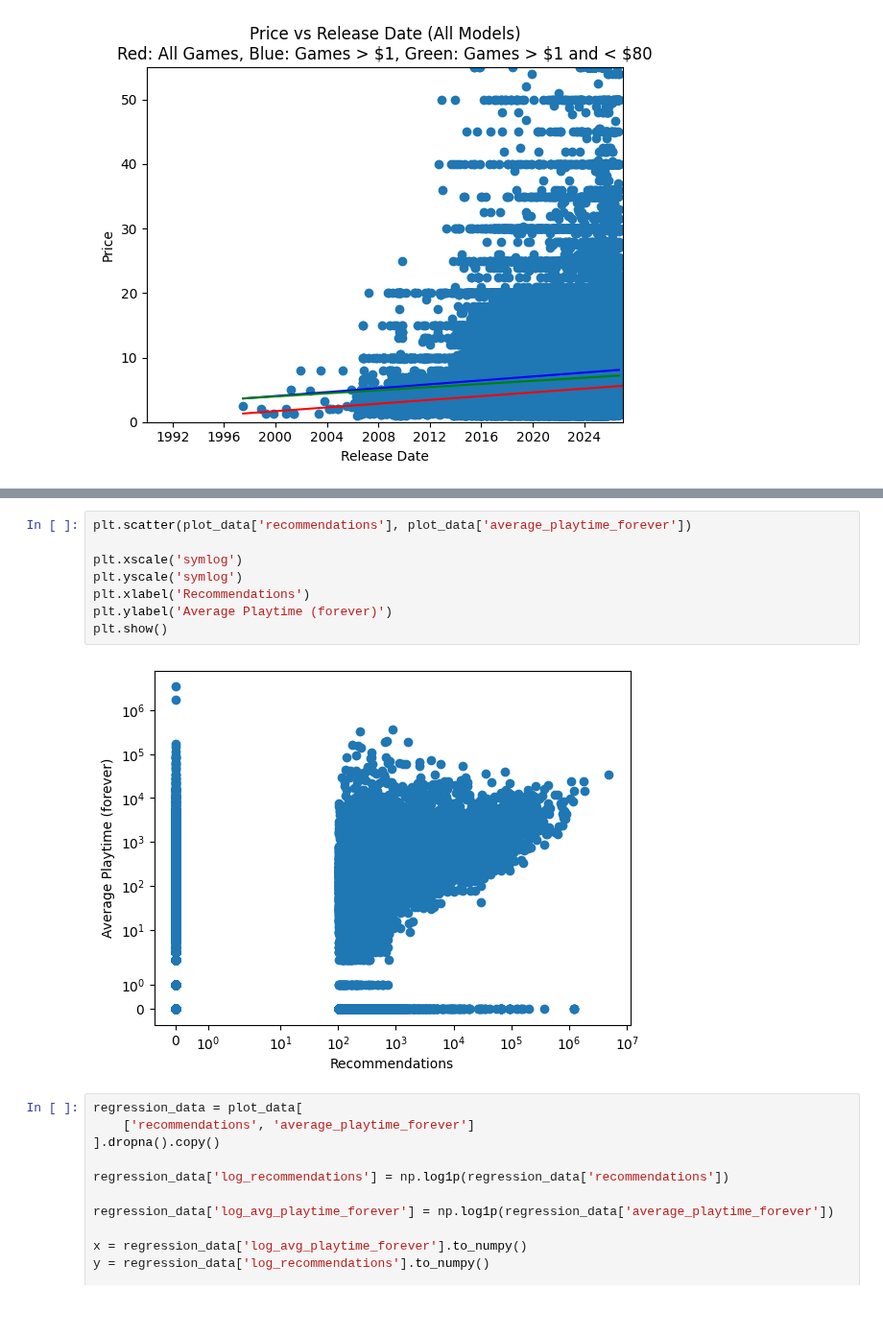
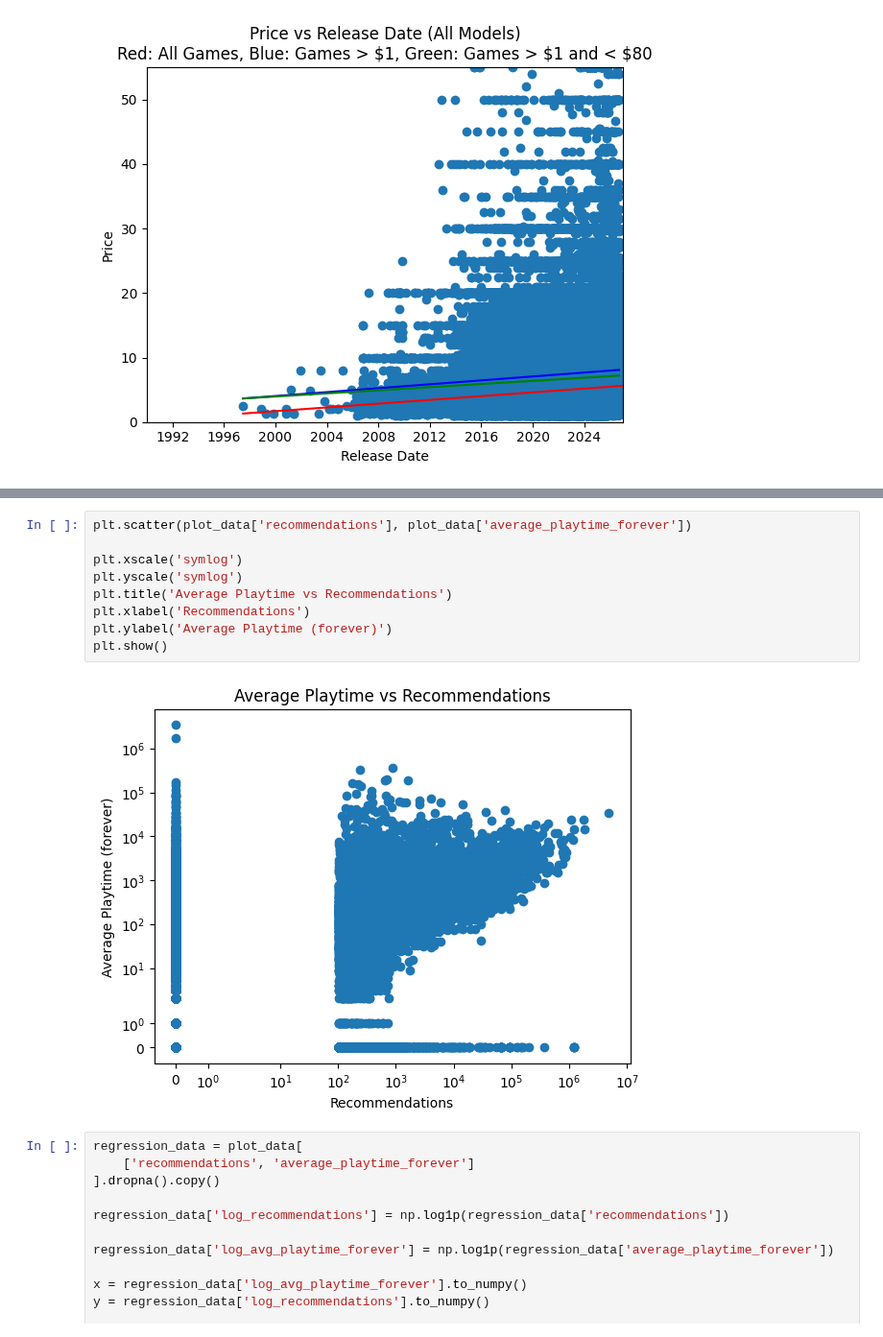
Before and after one commit to Angry3vilbot/DataScienceY4, a Jupyter notebook: SteamGames/steam_linear_regression.ipynb, the cells around one changed output, grey strips where cells are left out. Shown at 96% size. Saved outputs shown, nothing was run; the diff lists cells and outputs as text; blank space fills up the shorter version.

```diff
--- a/steam_linear_regression.ipynb
+++ b/SteamGames/steam_linear_regression.ipynb
@@ -190,13 +187,14 @@ plt.show()
 # %%
 plt.scatter(plot_data['recommendations'], plot_data['average_playtime_forever'])
 
 plt.xscale('symlog')
 plt.yscale('symlog')
+plt.title('Average Playtime vs Recommendations')
 plt.xlabel('Recommendations')
 plt.ylabel('Average Playtime (forever)')
 plt.show()
 # %% [output]
-[figure, old version]
+[figure, new version]
 # %%
 regression_data = plot_data[
     ['recommendations', 'average_playtime_forever']
```
Also changed, not shown: parts of 7 cells of this notebook, 9 other files.
